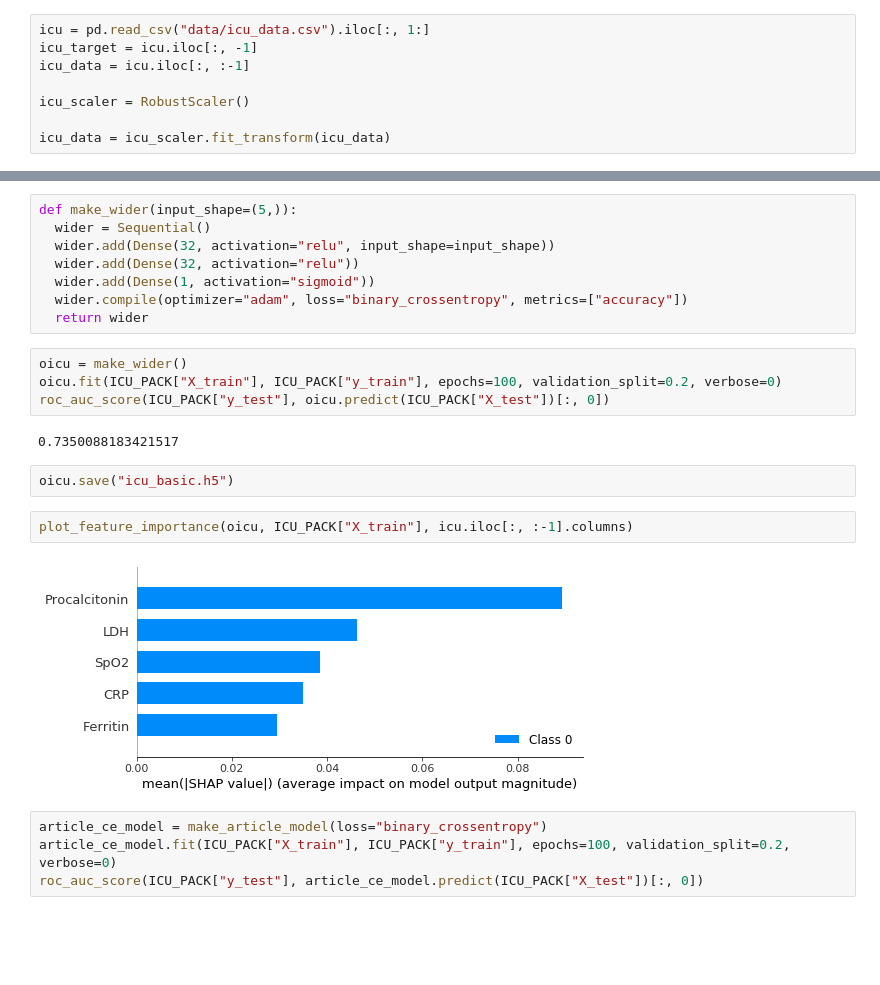
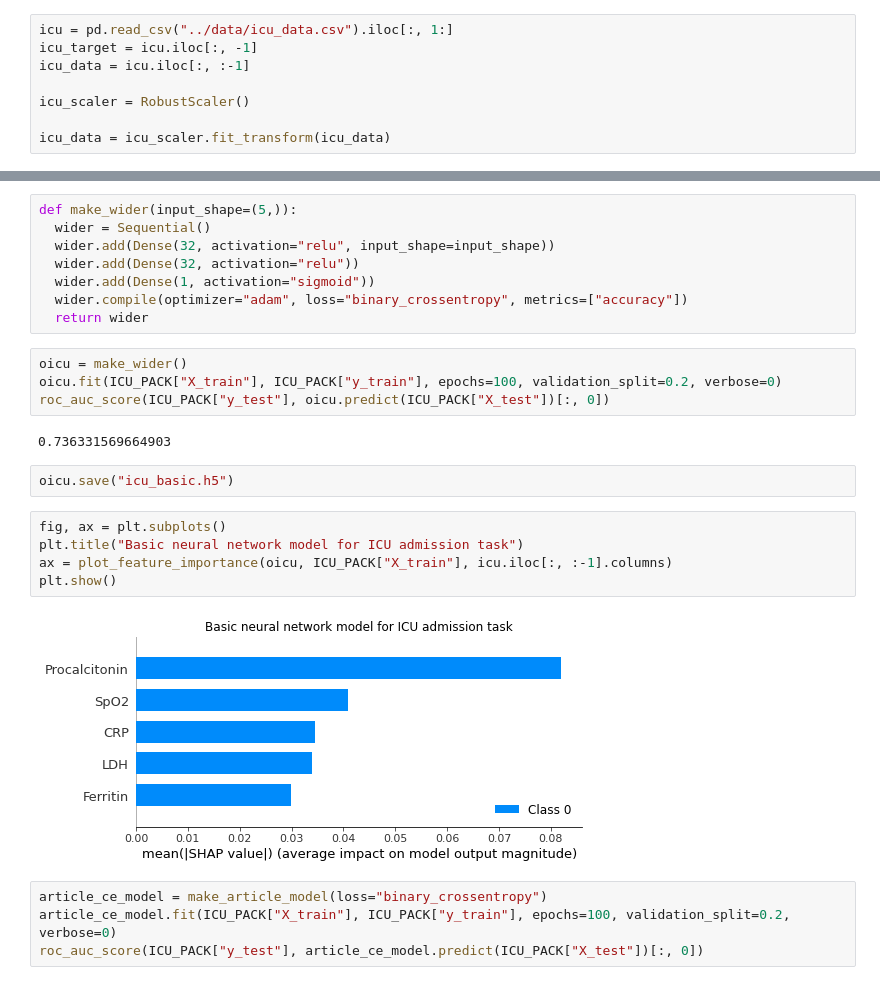
Before and after one commit to konrad-komisarczyk/wb2021, a Jupyter notebook: proj2/DNN/DNN.ipynb, the cells around one changed output, grey strips where cells are left out. Drawn from its saved outputs; the diff is of its cells as text; blank space fills up the shorter version.

```diff
--- a/proj2/DNN/DNN.ipynb
+++ b/proj2/DNN/DNN.ipynb
@@ -22,7 +22,7 @@ expired_scaler = RobustScaler()
 
 death_data = expired_scaler.fit_transform(death_data)
 # %%
-icu = pd.read_csv("data/icu_data.csv").iloc[:, 1:]
+icu = pd.read_csv("../data/icu_data.csv").iloc[:, 1:]
 icu_target = icu.iloc[:, -1]
 icu_data = icu.iloc[:, :-1]
 
@@ -162,13 +163,16 @@ oicu = make_wider()
 oicu.fit(ICU_PACK["X_train"], ICU_PACK["y_train"], epochs=100, validation_split=0.2, verbose=0)
 roc_auc_score(ICU_PACK["y_test"], oicu.predict(ICU_PACK["X_test"])[:, 0])
 # %% [output]
-0.7350088183421517
+0.736331569664903
 # %%
 oicu.save("icu_basic.h5")
-# %%
-plot_feature_importance(oicu, ICU_PACK["X_train"], icu.iloc[:, :-1].columns)
-# %% [output]
-[figure, removed]
+# %%
+fig, ax = plt.subplots()
+plt.title("Basic neural network model for ICU admission task")
+ax = plot_feature_importance(oicu, ICU_PACK["X_train"], icu.iloc[:, :-1].columns)
+plt.show()
+# %% [output]
+[figure, added]
 # %%
 article_ce_model = make_article_model(loss="binary_crossentropy")
 article_ce_model.fit(ICU_PACK["X_train"], ICU_PACK["y_train"], epochs=100, validation_split=0.2, verbose=0)
```
Also changed, not shown: parts of 4 cells of this notebook, 4 other files.
